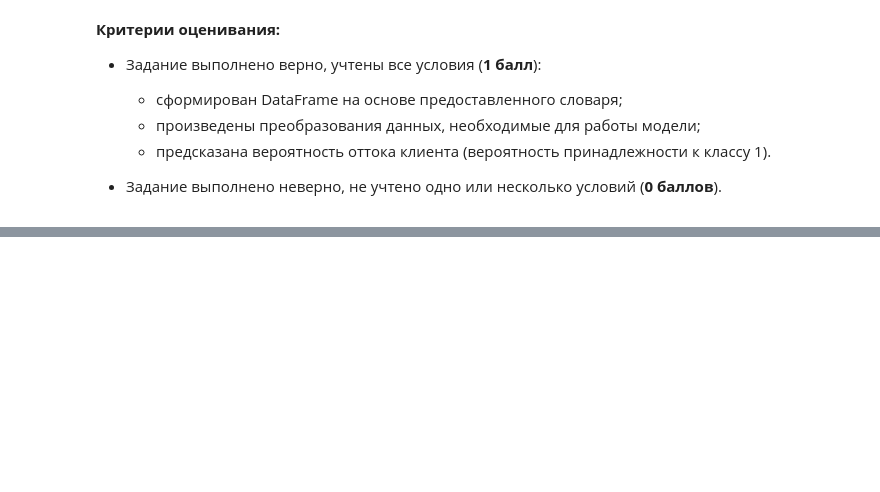
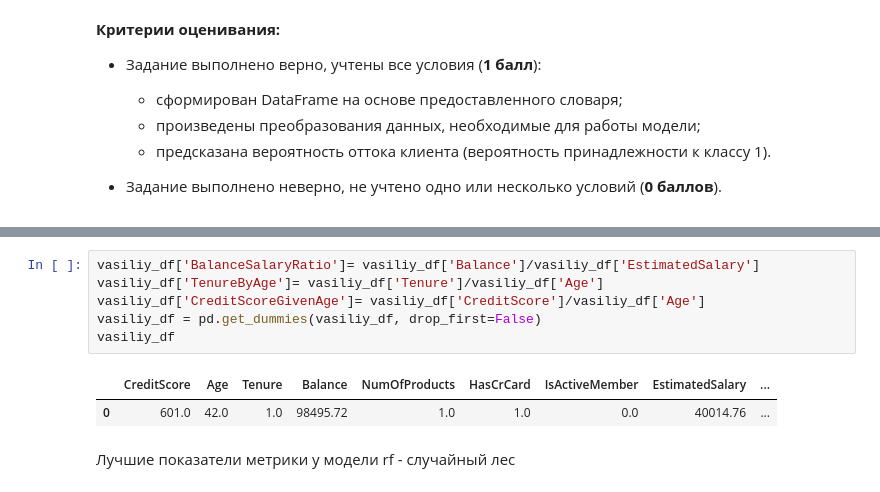
Before and after one commit to vavilove001-lab/sf_data_science, a Jupyter notebook: Notes/15_ML/practic_ml3/Практика._Вавилов.ipynb, the cells around one changed output, grey strips where cells are left out. Cells and saved outputs as stored; diff of their text form; blank space fills up the shorter version.

```diff
--- a/Notes/15_ML/practic_ml3/Практика._Вавилов.ipynb
+++ b/Notes/15_ML/practic_ml3/Практика._Вавилов.ipynb
@@ -954,0 +1118,11 @@ for threshold in thresholds:
+# %%
+vasiliy_df['BalanceSalaryRatio']= vasiliy_df['Balance']/vasiliy_df['EstimatedSalary']
+vasiliy_df['TenureByAge']= vasiliy_df['Tenure']/vasiliy_df['Age']
+vasiliy_df['CreditScoreGivenAge']= vasiliy_df['CreditScore']/vasiliy_df['Age']
+vasiliy_df = pd.get_dummies(vasiliy_df, drop_first=False)
+vasiliy_df
+# %% [output]
+|  | CreditScore | Age | Tenure | Balance | NumOfProducts | HasCrCard | IsActiveMember | EstimatedSalary | ... |
+| 0 | 601.0 | 42.0 | 1.0 | 98495.72 | 1.0 | 1.0 | 0.0 | 40014.76 | ... |
+# %% [markdown]
+Лучшие показатели метрики у модели rf - случайный лес
```
Also changed, not shown: parts of 17 cells of this notebook, 1 other file.
